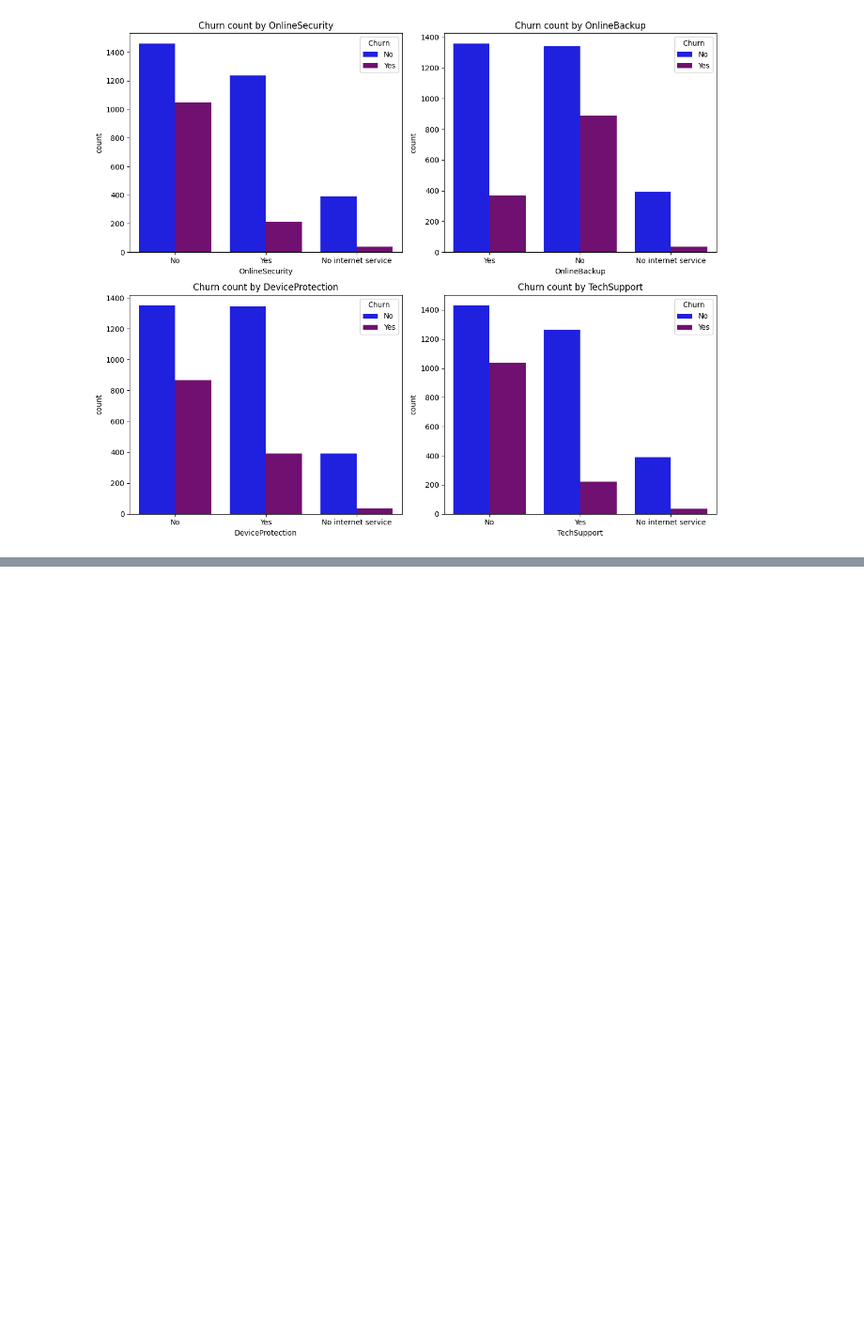
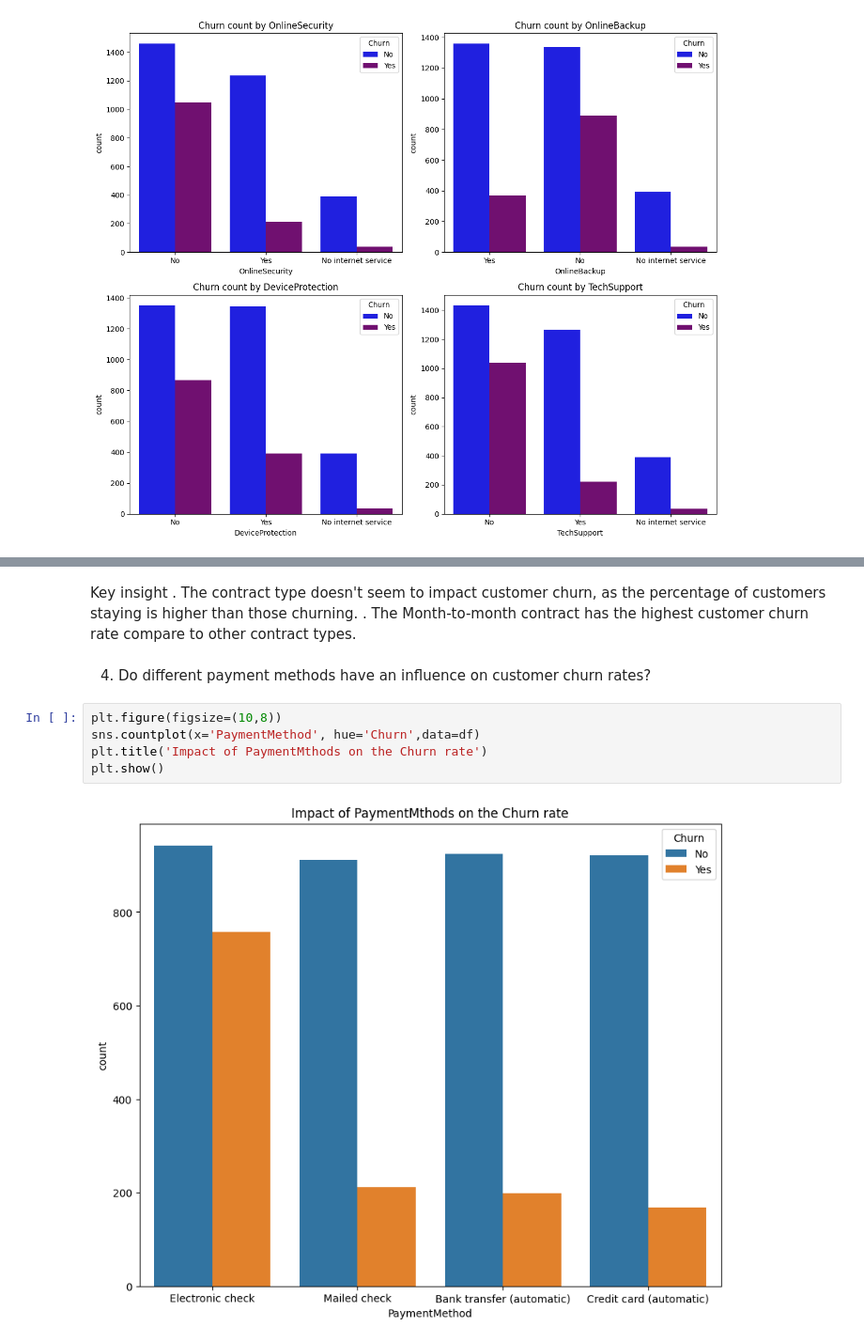
Before and after one commit to Iyanuadeleye01/IBM-Attrition-Prediction, a Jupyter notebook: notebook.ipynb, the cells around one changed output, grey strips where cells are left out. Shown at 94% size. Saved outputs shown, nothing was run; the diff lists cells and outputs as text; blank space fills up the shorter version.

```diff
--- a/notebook.ipynb
+++ b/notebook.ipynb
@@ -779,0 +838,13 @@ Based on the insights derived from the above analysis, it appears that the provi
+# %% [markdown]
+Key insight
+. The contract type doesn't seem to impact customer churn, as the percentage of customers staying is higher than those churning.
+. The Month-to-month contract has the highest customer churn rate compare to other contract types.
+# %% [markdown]
+4. Do different payment methods have an influence on customer churn rates?
+# %%
+plt.figure(figsize=(10,8))
+sns.countplot(x='PaymentMethod', hue='Churn',data=df)
+plt.title('Impact of PaymentMthods on the Churn rate')
+plt.show()
+# %% [output]
+[figure, added]
```
Also changed, not shown: parts of 47 cells of this notebook.
